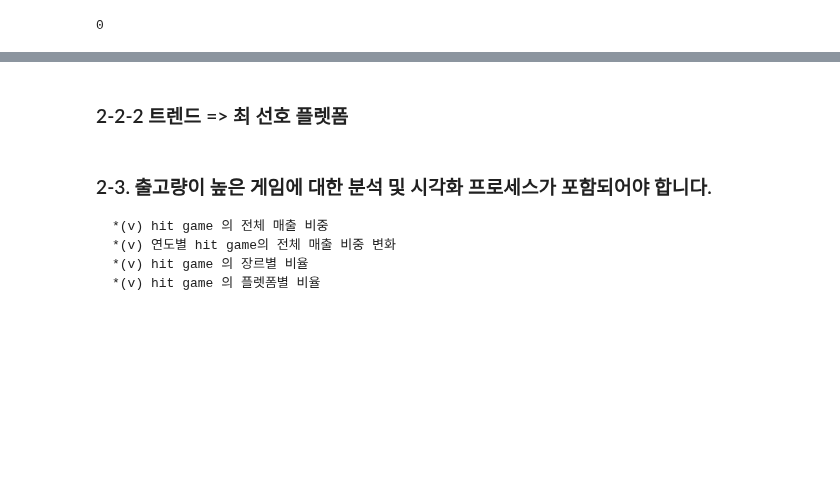
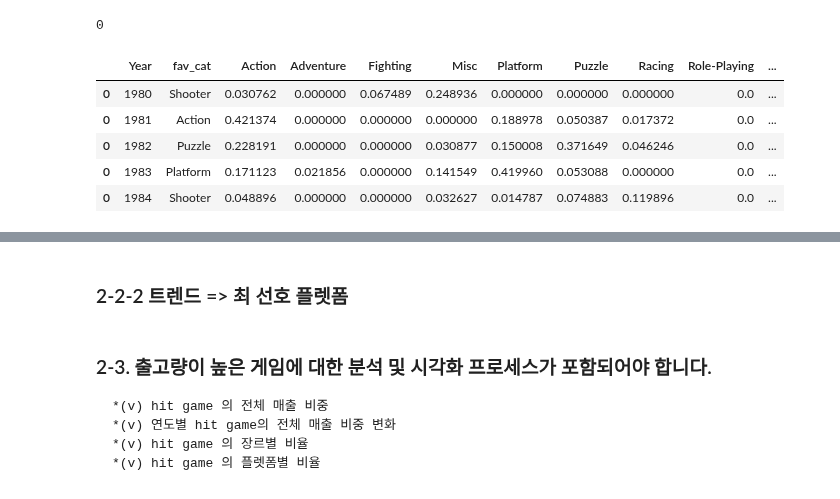
Before and after one commit to LamuneGitHub/A001_Python_Test, a Jupyter notebook: AI15_Prj_01/AI15-P1-이상필.ipynb, the cells around one changed output, grey strips where cells are left out. Saved outputs shown, nothing was run; the diff lists cells and outputs as text; code cells hidden in the pictures; blank space fills up the shorter version.

```diff
--- a/AI15_Prj_01/AI15-P1-이상필.ipynb
+++ b/AI15_Prj_01/AI15-P1-이상필.ipynb
@@ -780,3 +781,9 @@ df_hit.head()
 # %%
 # hit 컬럼에 hit game 여부 표시 하기
 df['hit'] = df.label.apply ( lambda x : True if x in list_cluster_hit_game else False   )
+# %%
+df = df.reset_index( drop = True)
+# %%
+# 연도 list 생성
+lst_Year = np.sort( df.Year.unique())
+lst_Year
@@ -900,0 +1144,34 @@ check_Genere_code('Action')
+# %%
+# 입력받은 년도의 셈플을 부트스트래핑 한 후 최선호 장르의 값( index = value ) 을 전체 비교 반복 한다
+
+df_fav_Genre_by_Year = pd.DataFrame()
+for sel_year in lst_Year :
+
+    sri_temp = df[df.Year == sel_year].groupby( by = 'Genre' )['sum_Sales'].sum()
+    fav_cat = sri_temp.sort_values( ascending= False).index[0]
+    df_insert = pd.DataFrame(
+        {
+            'Year' : sel_year ,
+            "fav_cat" :  fav_cat
+        }
+        , index = [sel_year]
+    )
+
+    # 매출량을 기준으로 매출 비율 계산
+    sum_sales_all = sri_temp.sum()
+    sri_temp_ratio = sri_temp / sum_sales_all
+
+    #(v) DataFrame 에 시리즈를 열로 합치기
+    df_insert = pd.merge( left = df_insert , right = sri_temp_ratio.to_frame().T , how='cross' )
+
+    # df 에 추가
+    df_fav_Genre_by_Year = pd.concat ([df_fav_Genre_by_Year,df_insert] , axis= 0  )
+
+display( df_fav_Genre_by_Year.head() )
+# %% [output]
+|  | Year | fav_cat | Action | Adventure | Fighting | Misc | Platform | Puzzle | Racing | Role-Playing | ... |
+| 0 | 1980 | Shooter | 0.030762 | 0.000000 | 0.067489 | 0.248936 | 0.000000 | 0.000000 | 0.000000 | 0.0 | ... |
+| 0 | 1981 | Action | 0.421374 | 0.000000 | 0.000000 | 0.000000 | 0.188978 | 0.050387 | 0.017372 | 0.0 | ... |
+| 0 | 1982 | Puzzle | 0.228191 | 0.000000 | 0.000000 | 0.030877 | 0.150008 | 0.371649 | 0.046246 | 0.0 | ... |
+| 0 | 1983 | Platform | 0.171123 | 0.021856 | 0.000000 | 0.141549 | 0.419960 | 0.053088 | 0.000000 | 0.0 | ... |
+| 0 | 1984 | Shooter | 0.048896 | 0.000000 | 0.000000 | 0.032627 | 0.014787 | 0.074883 | 0.119896 | 0.0 | ... |
```
Also changed, not shown: parts of 16 cells of this notebook.
